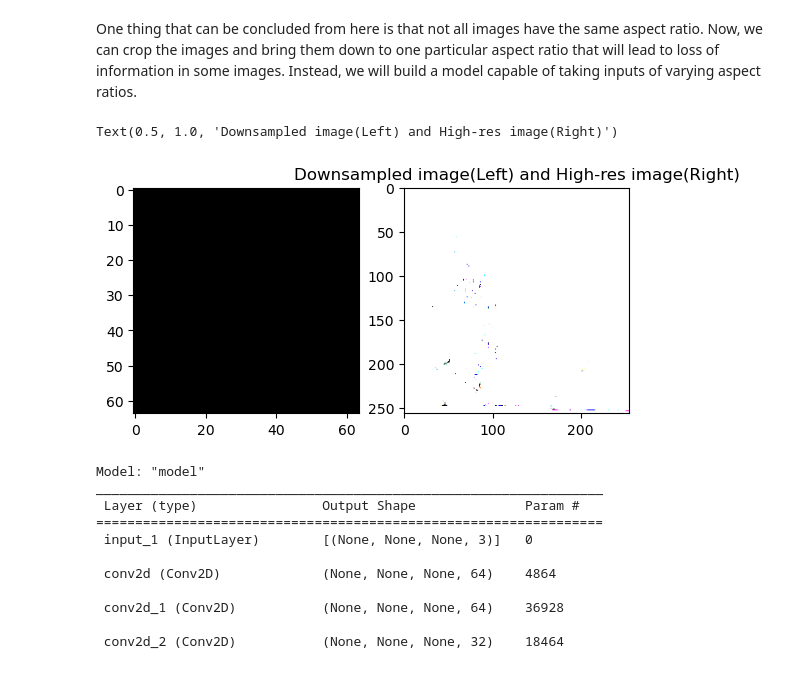
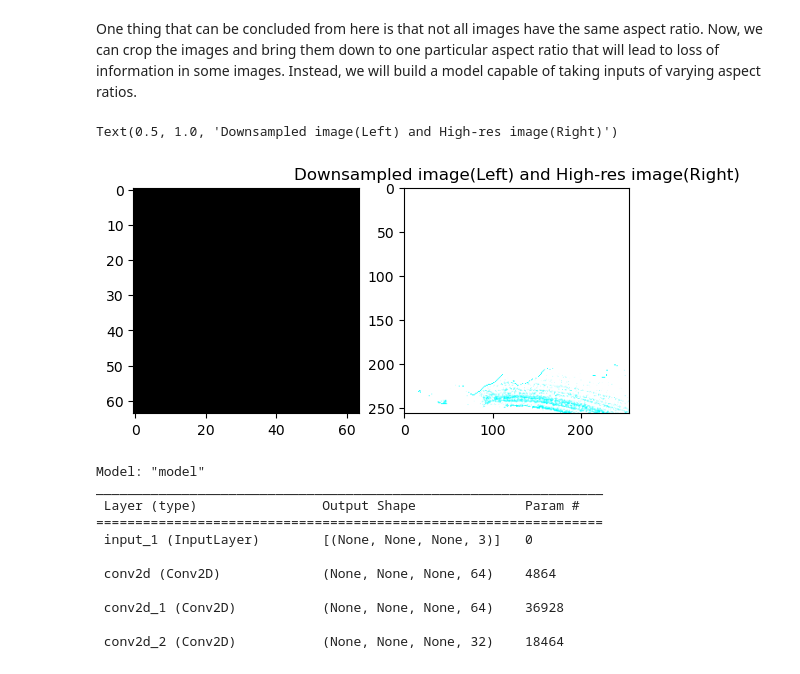
Before and after one commit to realshaktigupta/ML-Projects, a Jupyter notebook: image-super-resolution.ipynb, the cells around one changed output. Cells and saved outputs as stored; diff of their text form; code cells hidden in the pictures.

Commit message:
Kaggle Notebook | Image Super Resolution | Version 2

```diff
--- a/image-super-resolution.ipynb
+++ b/image-super-resolution.ipynb
@@ -80,8 +80,8 @@ def preprocessing(path,ratio=4,resize_height=256,resize_width=256):
     hr=tf.image.resize(hr,size=[resize_height,resize_width],method='bicubic',antialias=True)
 #     height,width,channels=hr.shape
     lr=tf.image.resize(hr,size=[hr.shape[0]//ratio,hr.shape[1]//ratio],method='bicubic',antialias=True)
-    lr=lr/255
-    lr=lr/255
+    lr=lr/255.0
+    lr=lr/255.0
     return lr,hr
 # %%
 train_paths=glob.glob("/kaggle/working/train_jpeg/*")
@@ -114,22 +114,26 @@ def lr_and_hr(img_paths,lr_tensor_path='./lr_tensor.npy',hr_tensor_path='./hr_te
 # %%
 generators=[]
 paths=[train_paths,val_paths,test_paths]
+tensor_paths=[['./lr_tensor.npy','./hr_tensor.npy'],['./lr_tensor_val.npy','./hr_tensor_val.npy'],
+              ['./lr_tensor_test.npy','./hr_tensor_test.npy']]
+i=0
 for path_list in paths:
-    x,y=lr_and_hr(path_list)
+    x,y=lr_and_hr(path_list,lr_tensor_path=tensor_paths[i][0],hr_tensor_path=tensor_paths[i][1]) #Bug over here about tensor paths
     generators+=[Generator(x,y)]
+    i+=1
 train_generator=generators[0]
 val_generator=generators[1]
 test_generator=generators[2]
 # %%
-x,y=train_generator[3]
+x,y=train_generator[0]
 plt.subplot(121)
 plt.imshow(x)
 plt.subplot(122)
 plt.imshow(y)
 plt.title("Downsampled image(Left) and High-res image(Right)")
 # %% [output]
 Text(0.5, 1.0, 'Downsampled image(Left) and High-res image(Right)')
-[figure, old version]
+[figure, new version]
 # %%
 def dataset_preparation(generator,output_shapes=([None, None, 3],[None, None, 3]),
                         output_types=(x.dtype,y.dtype),shuffle=False,batch_size=16,prefetch_size=10):
```
Also changed, not shown: parts of 1 cell of this notebook.
